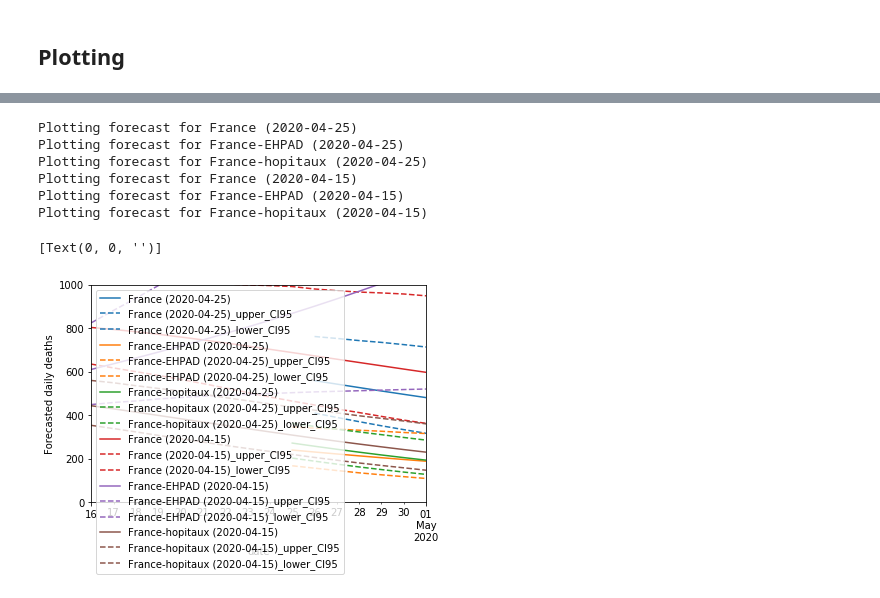
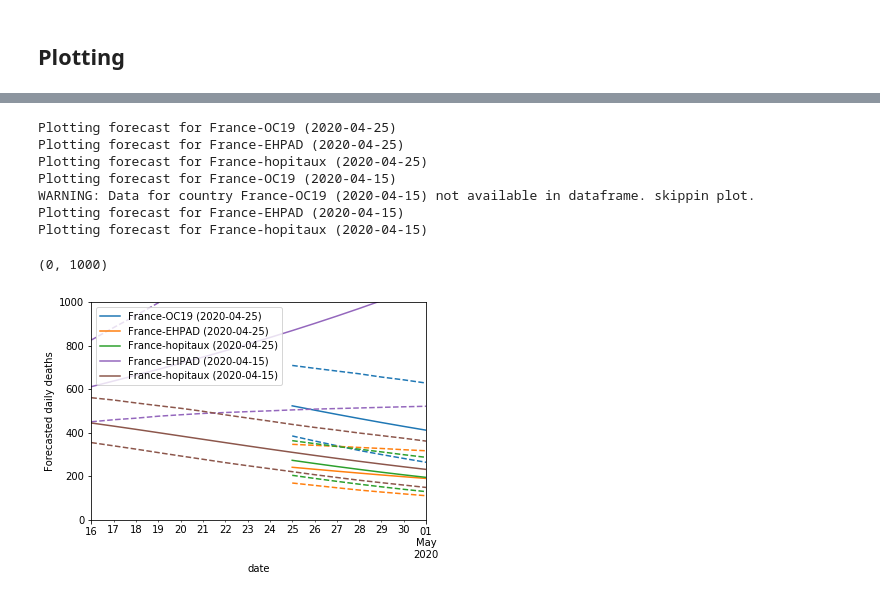
Before and after one commit to payoto/covid19model-fr-regions-results, a Jupyter notebook: data_load.ipynb, the cells around one changed output, grey strips where cells are left out. Saved outputs shown, nothing was run; the diff lists cells and outputs as text; code cells hidden in the pictures.

Commit message:
Add plotting of model

```diff
--- a/data_load.ipynb
+++ b/data_load.ipynb
@@ -144,14 +142,15 @@ print(x_max)
 # %%
-country_list = ["France", "France-EHPAD", "France-hopitaux"]
+country_list = ["France-OC19", "France-EHPAD", "France-hopitaux"]
 ax_forecast = plot_forecast_countries(forecast_df, country_list,max_date=None)
 ax_forecast = plot_forecast_countries(analysis_set_france.loc[17,:]["data"].data["forecasting"], country_list,max_date='2020-05-01', ax=ax_forecast)
 ax_forecast.set_ylim(0, 1000)
 # %% [output]
-Plotting forecast for France (2020-04-25)
+Plotting forecast for France-OC19 (2020-04-25)
 Plotting forecast for France-EHPAD (2020-04-25)
 Plotting forecast for France-hopitaux (2020-04-25)
-Plotting forecast for France (2020-04-15)
+Plotting forecast for France-OC19 (2020-04-15)
+WARNING: Data for country France-OC19 (2020-04-15) not available in dataframe. skippin plot.
 Plotting forecast for France-EHPAD (2020-04-15)
 Plotting forecast for France-hopitaux (2020-04-15)
-[Text(0, 0, '')]
+(0, 1000)
-[figure, old version]
+[figure, new version]
```
Also changed, not shown: parts of 9 cells of this notebook, 3 other files.
